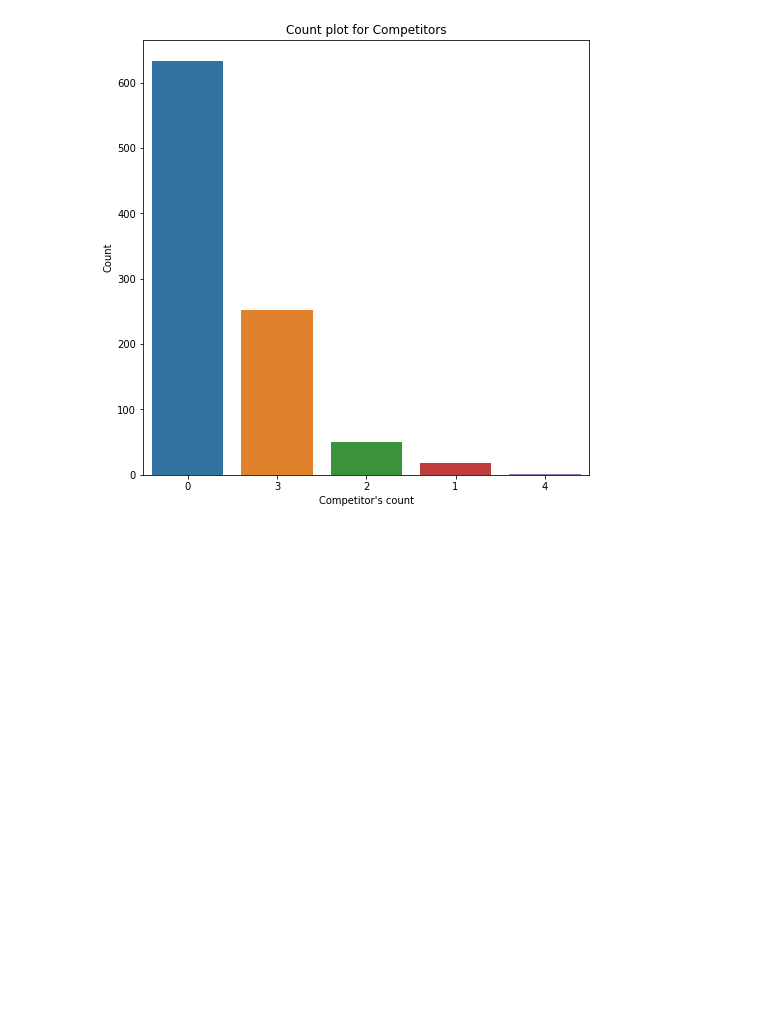
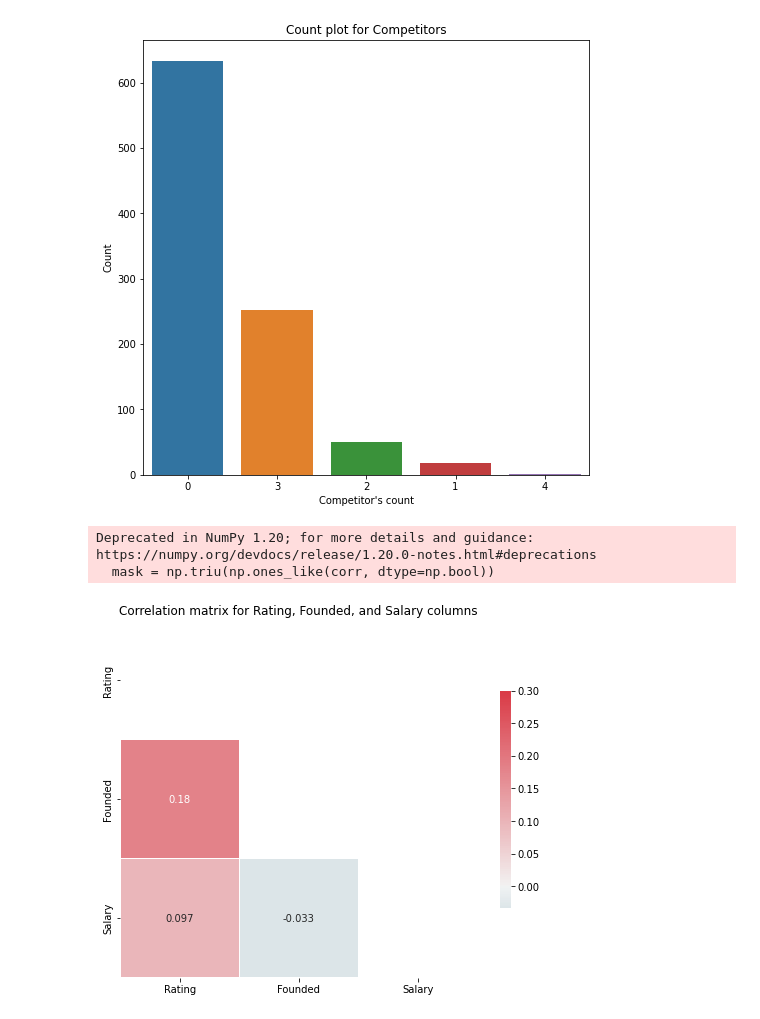
Before and after one commit to vrushalipr/salary_prediction_using_python, a Jupyter notebook: Salary_Prediction_Analysis.ipynb, the cells around one changed output. Saved outputs shown, nothing was run; the diff lists cells and outputs as text; code cells hidden in the pictures; blank space fills up the shorter version.

```diff
--- a/Salary_Prediction_Analysis.ipynb
+++ b/Salary_Prediction_Analysis.ipynb
@@ -604,3 +602,19 @@ p = plt.xlabel("Competitor's count")
 p = plt.ylabel('Count')
 # %% [output]
 [figure]
+# %%
+# Finding and plotting the correlation between numerical features
+
+cmap = sns.diverging_palette(220, 10, as_cmap=True)
+plt.figure(figsize=(8,8))
+corr = glassdoor_df[['Rating','Founded','Salary']].corr()
+
+# Generate a mask for the upper triangle
+mask = np.triu(np.ones_like(corr, dtype=np.bool))
+
+g = sns.heatmap(corr, mask=mask, vmax=0.3, center=0, cmap=cmap, square=True, annot=True, linewidths=0.05, cbar_kws={"shrink": .5})
+p = plt.title('Correlation matrix for Rating, Founded, and Salary columns')
+# %% [output]
+Deprecated in NumPy 1.20; for more details and guidance: https://numpy.org/devdocs/release/1.20.0-notes.html#deprecations
+  mask = np.triu(np.ones_like(corr, dtype=np.bool))
+[figure, added]
```
Also changed, not shown: parts of 11 cells of this notebook.
